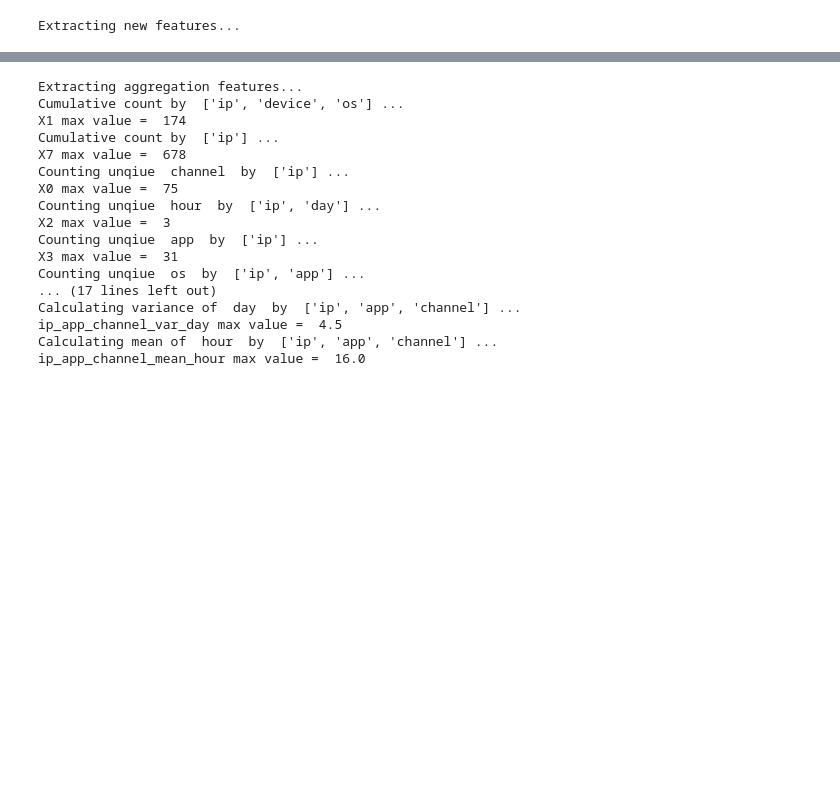
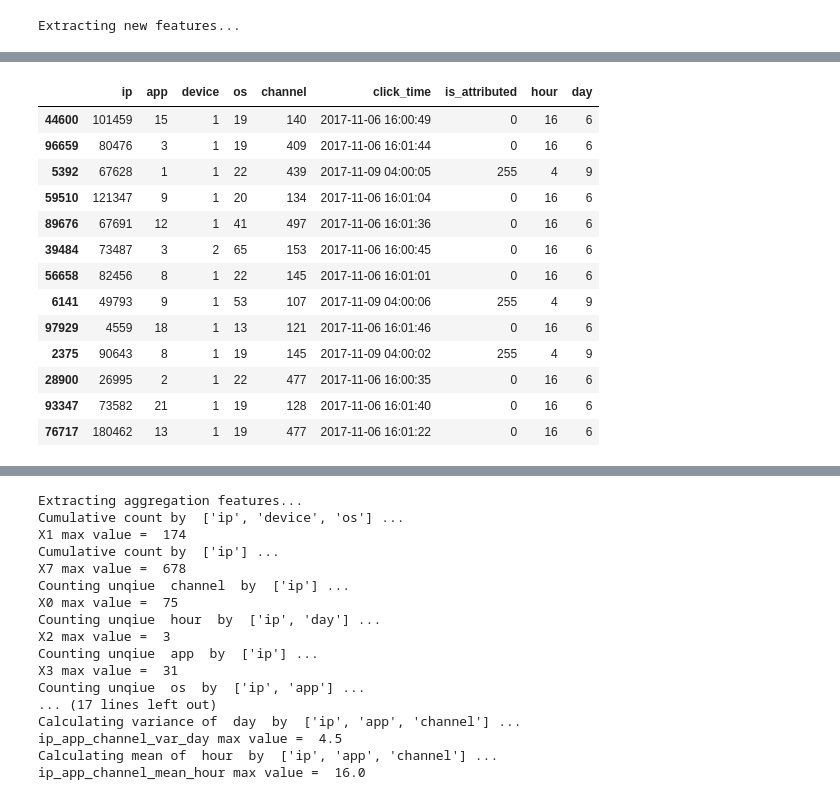
Before and after one commit to wluo-personal/Kaggle, a Jupyter notebook: talkingdata/sc/lgb_repro_debug.ipynb, the cells around one changed output, grey strips where cells are left out. Drawn from its saved outputs; the diff is of its cells as text; code cells hidden in the pictures; blank space fills up the shorter version.

```diff
--- a/talkingdata/sc/lgb_repro_debug.ipynb
+++ b/talkingdata/sc/lgb_repro_debug.ipynb
@@ -194,0 +213,19 @@ Extracting new features...
+# %%
+train_s = train_df.sample(frac=0.0001)
+# %%
+train_s
+# %% [output]
+|  | ip | app | device | os | channel | click_time | is_attributed | hour | day |
+| 44600 | 101459 | 15 | 1 | 19 | 140 | 2017-11-06 16:00:49 | 0 | 16 | 6 |
+| 96659 | 80476 | 3 | 1 | 19 | 409 | 2017-11-06 16:01:44 | 0 | 16 | 6 |
+| 5392 | 67628 | 1 | 1 | 22 | 439 | 2017-11-09 04:00:05 | 255 | 4 | 9 |
+| 59510 | 121347 | 9 | 1 | 20 | 134 | 2017-11-06 16:01:04 | 0 | 16 | 6 |
+| 89676 | 67691 | 12 | 1 | 41 | 497 | 2017-11-06 16:01:36 | 0 | 16 | 6 |
+| 39484 | 73487 | 3 | 2 | 65 | 153 | 2017-11-06 16:00:45 | 0 | 16 | 6 |
+| 56658 | 82456 | 8 | 1 | 22 | 145 | 2017-11-06 16:01:01 | 0 | 16 | 6 |
+| 6141 | 49793 | 9 | 1 | 53 | 107 | 2017-11-09 04:00:06 | 255 | 4 | 9 |
+| 97929 | 4559 | 18 | 1 | 13 | 121 | 2017-11-06 16:01:46 | 0 | 16 | 6 |
+| 2375 | 90643 | 8 | 1 | 19 | 145 | 2017-11-09 04:00:02 | 255 | 4 | 9 |
+| 28900 | 26995 | 2 | 1 | 22 | 477 | 2017-11-06 16:00:35 | 0 | 16 | 6 |
+| 93347 | 73582 | 21 | 1 | 19 | 128 | 2017-11-06 16:01:40 | 0 | 16 | 6 |
+| 76717 | 180462 | 13 | 1 | 19 | 477 | 2017-11-06 16:01:22 | 0 | 16 | 6 |
```
Also changed, not shown: parts of 6 cells of this notebook, 11 other files.
